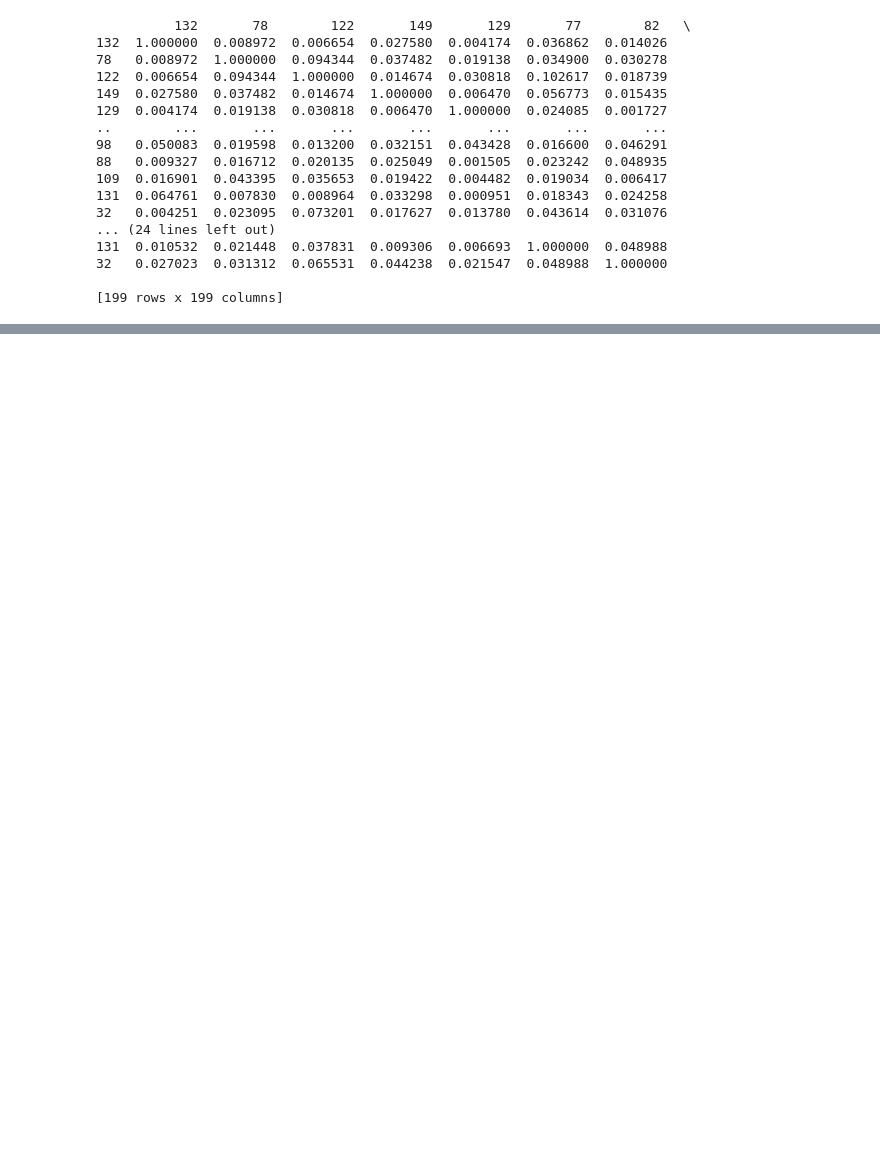
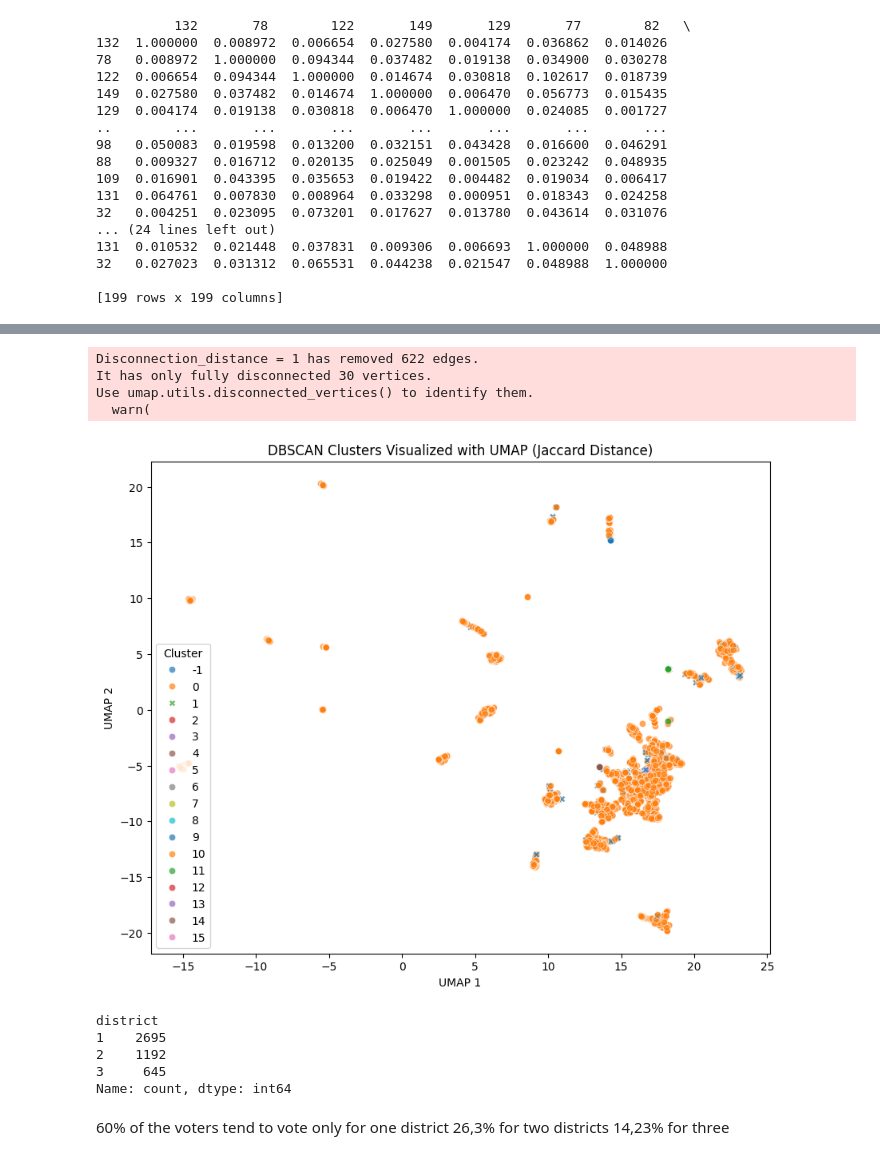
Before and after one commit to SamuelMalaga/M2IS-Internship-XAI, a Jupyter notebook: XAI_Similarity_study.ipynb, the cells around one changed output, grey strips where cells are left out. Saved outputs shown, nothing was run; the diff lists cells and outputs as text; code cells hidden in the pictures; blank space fills up the shorter version.

```diff
--- a/XAI_Similarity_study.ipynb
+++ b/XAI_Similarity_study.ipynb
@@ -677,0 +653,45 @@ print(result_df.sort_values(by='Similarity_Score', ascending=False).head(10))
+# %%
+X_sparse = csr_matrix(sparse_matrix)
+
+# Reduce dimensions with UMAP (sparse-friendly)
+reducer = umap.UMAP(metric='jaccard', n_neighbors=15, min_dist=0.1)
+embedding = reducer.fit_transform(X_sparse)
+
+# Plot
+plt.figure(figsize=(10, 8))
+sns.scatterplot(
+    x=embedding[:, 0], y=embedding[:, 1],
+    hue=labels,  # DBSCAN cluster labels
+    palette='tab10',
+    style=np.array(labels) == -1,  # Show noise with different style
+    alpha=0.7,
+    legend='full'
+)
+plt.title("DBSCAN Clusters Visualized with UMAP (Jaccard Distance)")
+plt.xlabel("UMAP 1")
+plt.ylabel("UMAP 2")
+plt.legend(title='Cluster')
+plt.show()
+# %% [output]
+Disconnection_distance = 1 has removed 622 edges.
+It has only fully disconnected 30 vertices.
+Use umap.utils.disconnected_vertices() to identify them.
+  warn(
+[figure, added]
+# %%
+aggegatedDF = pd.read_csv('projectsAgg2.csv', sep=";")
+aggregated_clean = aggegatedDF[['project_id','district']].copy()
+votingDF=electionDetailsDF.copy()
+district_voting_df = pd.merge(votingDF, aggregated_clean, on='project_id')
+district_voting_df = district_voting_df[['ID','project_id', 'district']]
+print(district_voting_df.groupby('ID').district.nunique().value_counts())
+# %% [output]
+district
+1    2695
+2    1192
+3     645
+Name: count, dtype: int64
+# %% [markdown]
+60% of the voters tend to vote only for one district
+26,3% for two districts
+14,23% for three
```
Also changed, not shown: parts of 22 cells of this notebook, 4 other files.
